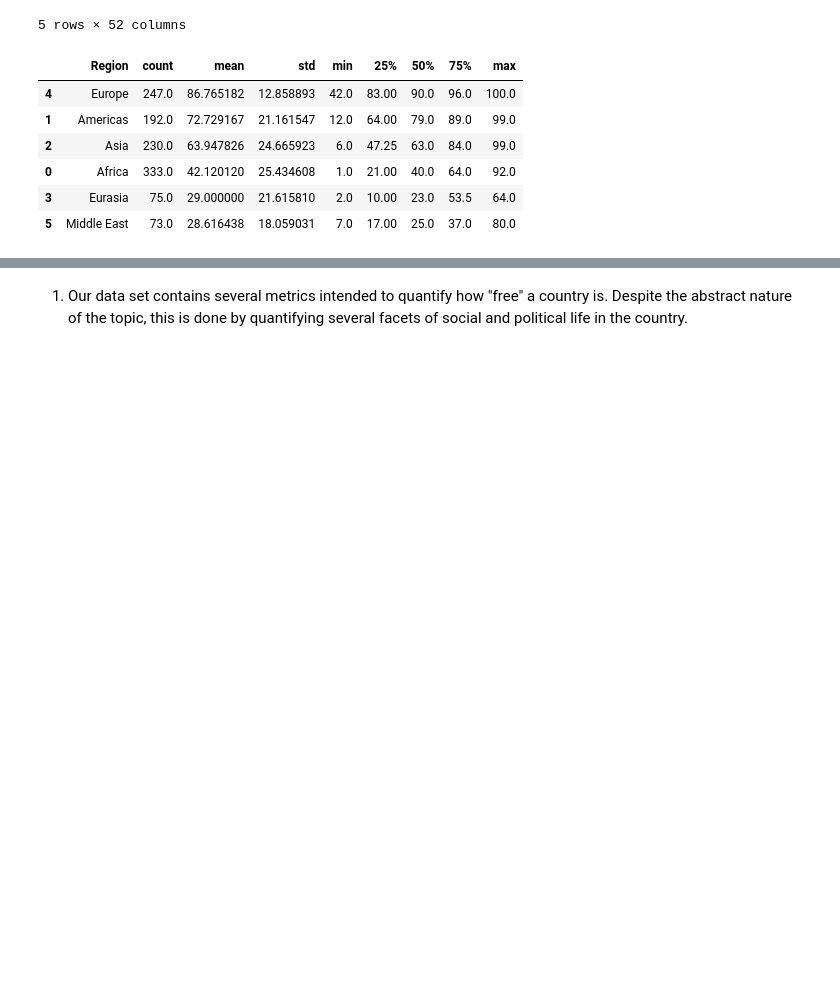
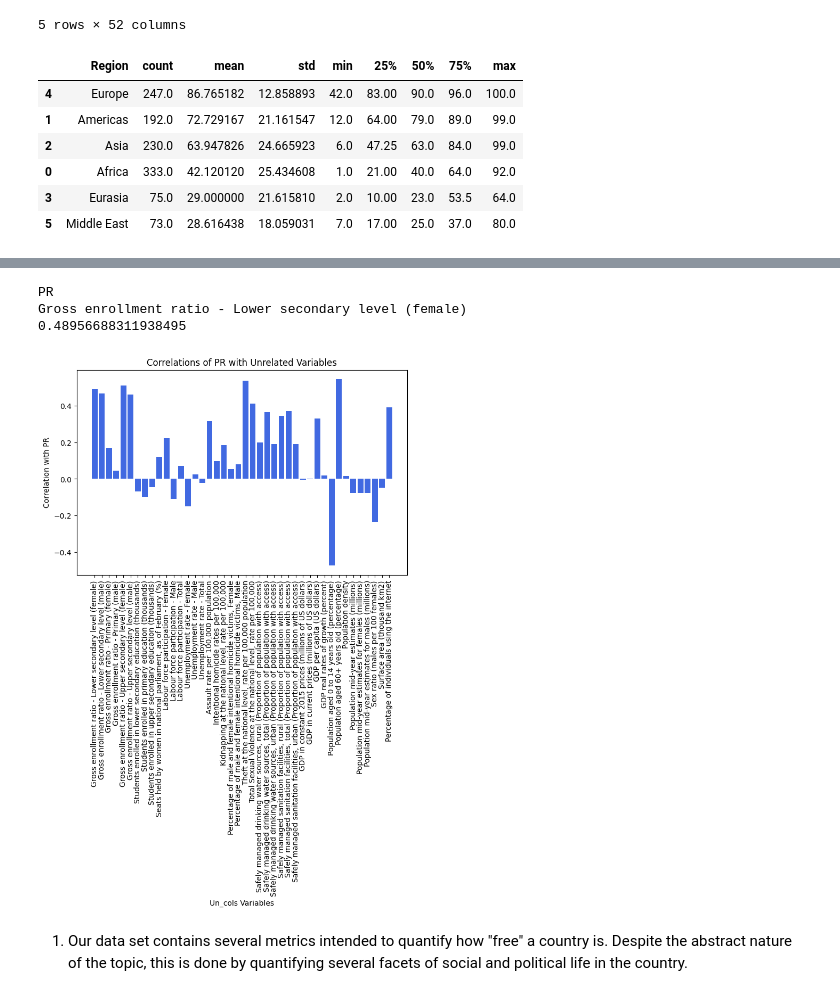
Before and after one commit to AidanMayhue/ml_3021_project, a Jupyter notebook: EDA/EDA.ipynb, the cells around one changed output, grey strips where cells are left out. Drawn from its saved outputs; the diff is of its cells as text; code cells hidden in the pictures; blank space fills up the shorter version.

```diff
--- a/EDA/EDA.ipynb
+++ b/EDA/EDA.ipynb
@@ -53,3 +54,33 @@ plt.show()
+# %%
+un_cols = df.columns[10:]
+freedom_cols = df.columns[7:10]
+pr_corr = []
+cl_corr = []
+total_corr = []
+corr_lists = [pr_corr, cl_corr, total_corr]
+
+for corr_list, fcol in zip(corr_lists, freedom_cols):
+    for uncol in un_cols:
+        corr = df[fcol].corr(df[uncol])
+        corr_list.append(corr)
+
+print(freedom_cols[0])
+print(un_cols[0])
+print(pr_corr[0])
+# %% [output]
+PR
+Gross enrollment ratio - Lower secondary level (female)
+0.48956688311938495
+# %%
+plt.figure(figsize=(8,5))
+plt.bar(un_cols, pr_corr, color='royalblue')
+plt.xlabel('Un_cols Variables')
+plt.ylabel(f'Correlation with {freedom_cols[0]}')
+plt.xticks(rotation=90)
+plt.title(f'Correlations of {freedom_cols[0]} with Unrelated Variables')
+plt.show()
+# %% [output]
+[figure, added]
 # %% [markdown]
 1. Our data set contains several metrics intended to quantify how "free" a country is. Despite the abstract nature of the topic, this is done by quantifying several facets of social and political life in the country.
 # %% [markdown]
```
Also changed, not shown: parts of 1 cell of this notebook.
